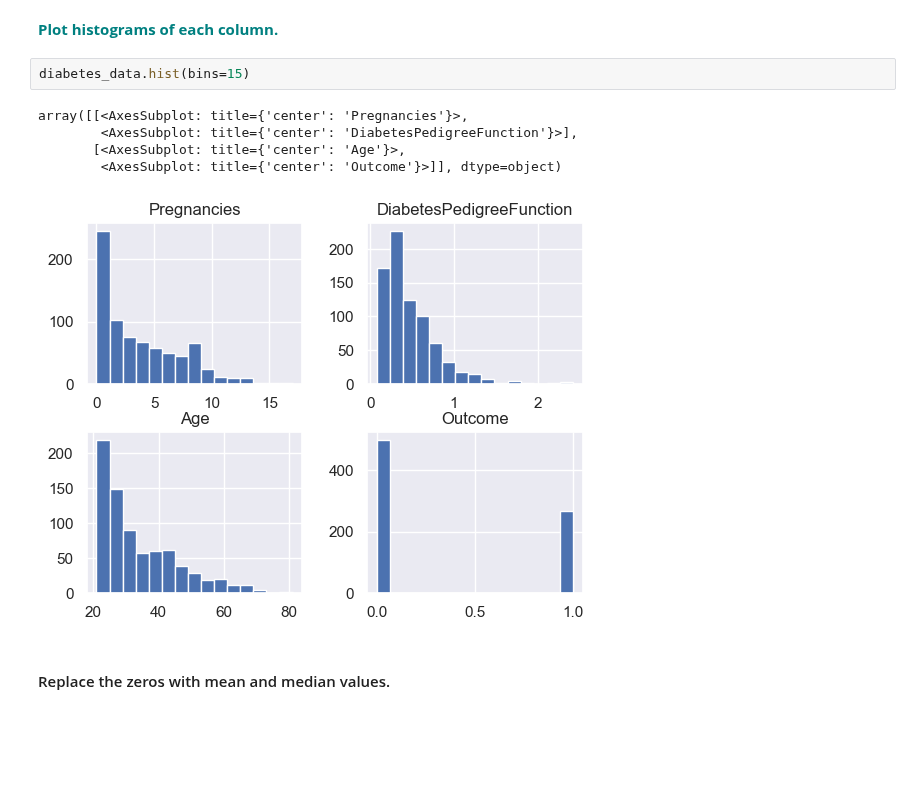
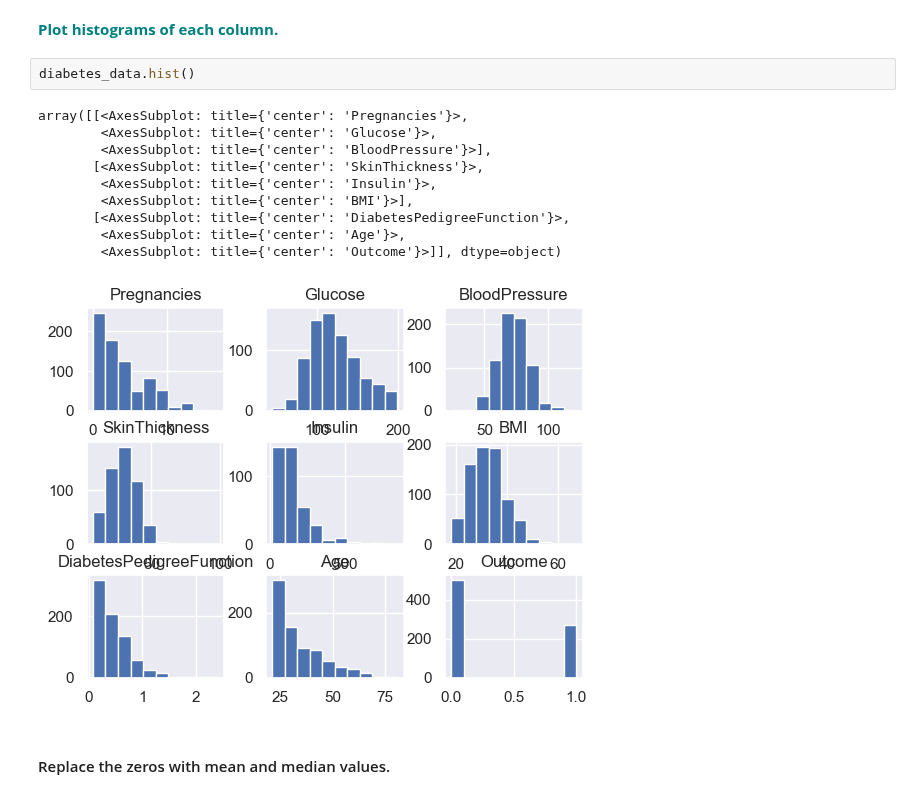
Before and after one commit to tennisvs/Springboard, a Jupyter notebook: Homework/GridSearchKNN/GridSearchKNN_Case_Study.ipynb, the cells around one changed output. Drawn from its saved outputs; the diff is of its cells as text; blank space fills up the shorter version.

```diff
--- a/Homework/GridSearchKNN/GridSearchKNN_Case_Study.ipynb
+++ b/Homework/GridSearchKNN/GridSearchKNN_Case_Study.ipynb
@@ -69,13 +69,18 @@ diabetes_data[columns_zero] = diabetes_data[columns_zero].replace({0:np.nan})
 # %% [markdown]
 **<font color='teal'> Plot histograms of each column. </font>**
 # %%
-diabetes_data.hist(bins=15)
+diabetes_data.hist()
 # %% [output]
 array([[<AxesSubplot: title={'center': 'Pregnancies'}>,
-        <AxesSubplot: title={'center': 'DiabetesPedigreeFunction'}>],
-       [<AxesSubplot: title={'center': 'Age'}>,
+        <AxesSubplot: title={'center': 'Glucose'}>,
+        <AxesSubplot: title={'center': 'BloodPressure'}>],
+       [<AxesSubplot: title={'center': 'SkinThickness'}>,
+        <AxesSubplot: title={'center': 'Insulin'}>,
+        <AxesSubplot: title={'center': 'BMI'}>],
+       [<AxesSubplot: title={'center': 'DiabetesPedigreeFunction'}>,
+        <AxesSubplot: title={'center': 'Age'}>,
         <AxesSubplot: title={'center': 'Outcome'}>]], dtype=object)
-[figure, old version]
+[figure, new version]
 # %% [markdown]
 #### Replace the zeros with mean and median values.
 # %%
```
Also changed, not shown: parts of 6 cells of this notebook.
